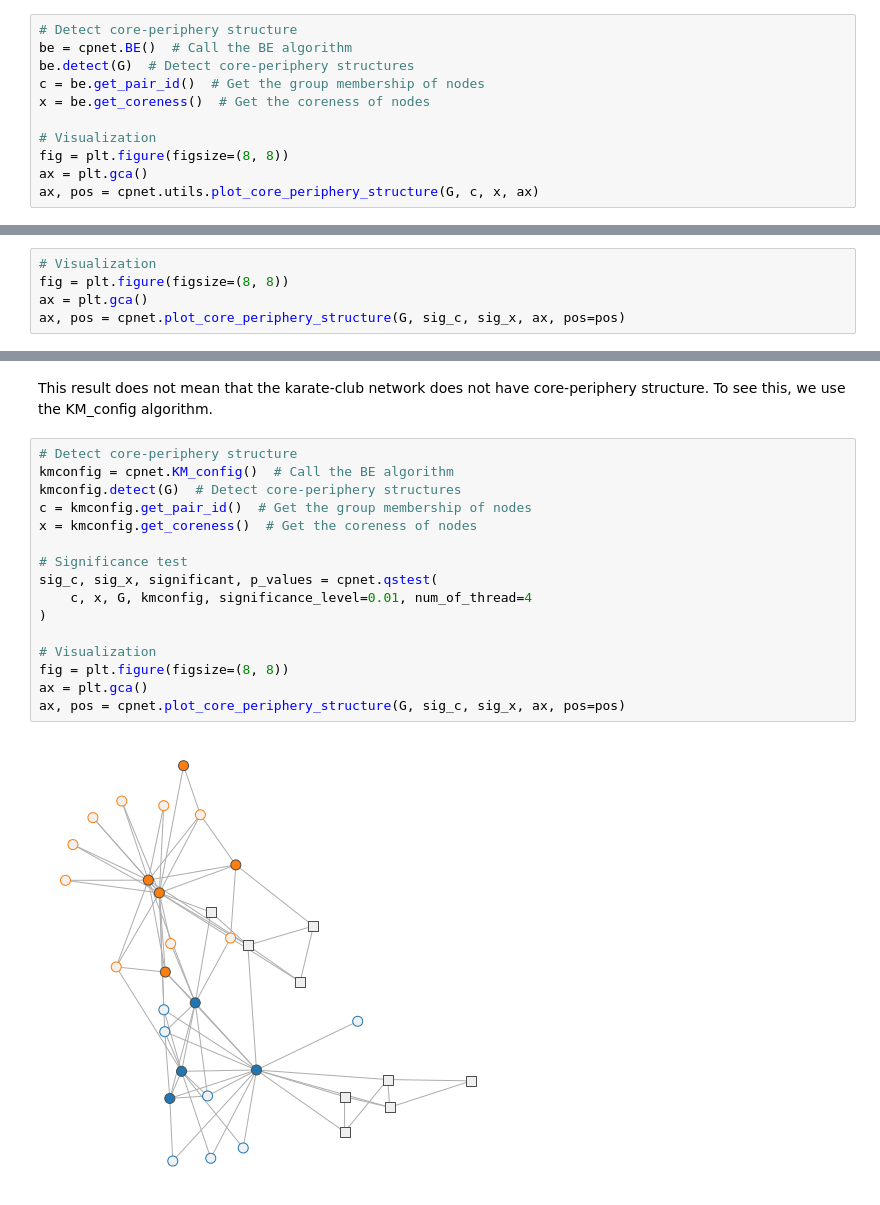
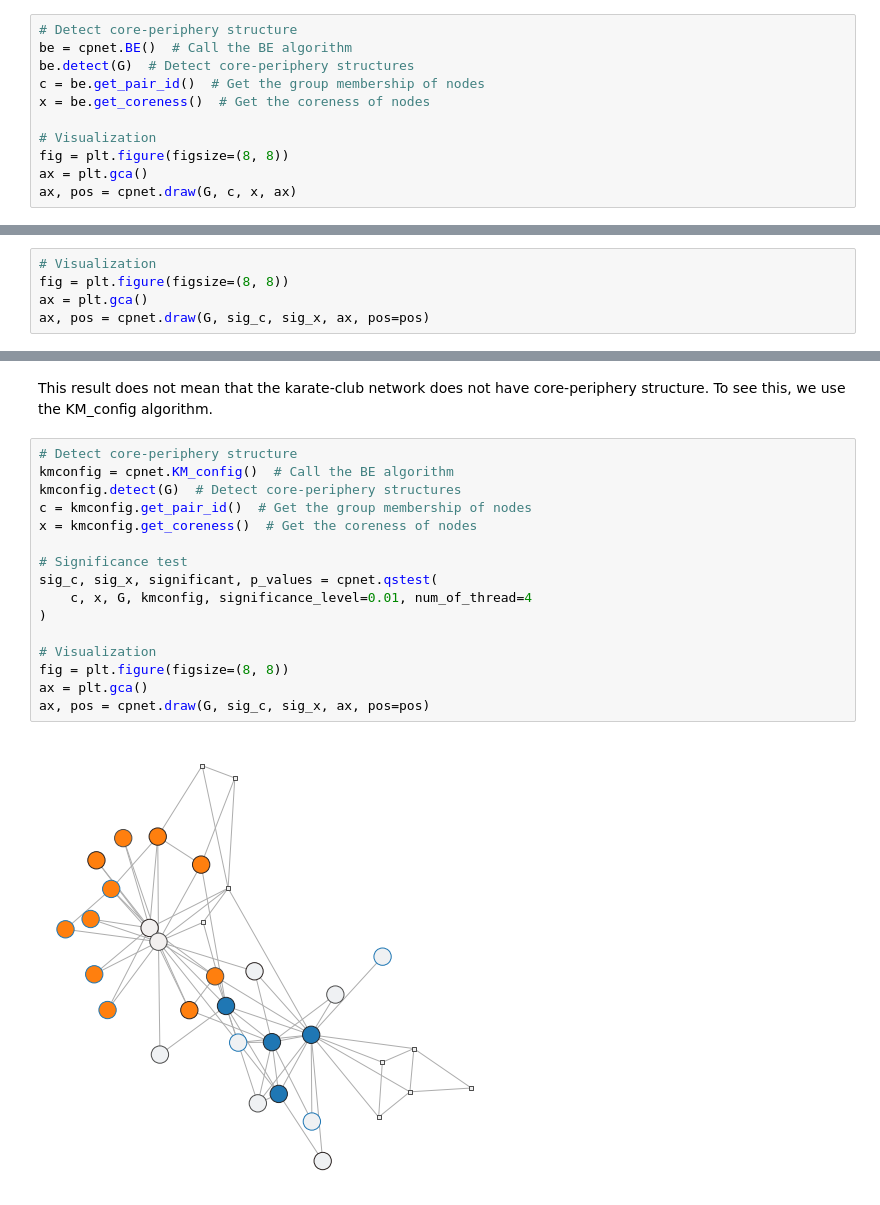
Before and after one commit to skojaku/core-periphery-detection, a Jupyter notebook: notebooks/example2.ipynb, the cells around one changed output, grey strips where cells are left out. Cells and saved outputs as stored; diff of their text form.

```diff
--- a/notebooks/example2.ipynb
+++ b/notebooks/example2.ipynb
@@ -41,5 +40,5 @@ x = be.get_coreness()  # Get the coreness of nodes
 # Visualization
 fig = plt.figure(figsize=(8, 8))
 ax = plt.gca()
-ax, pos = cpnet.utils.plot_core_periphery_structure(G, c, x, ax)
+ax, pos = cpnet.draw(G, c, x, ax)
 # %% [output]
@@ -62,5 +59,5 @@ Let's see which core-periphery pairs are significant. The `plot_core_periphery_s
 # Visualization
 fig = plt.figure(figsize=(8, 8))
 ax = plt.gca()
-ax, pos = cpnet.plot_core_periphery_structure(G, sig_c, sig_x, ax, pos=pos)
+ax, pos = cpnet.draw(G, sig_c, sig_x, ax, pos=pos)
 # %% [output]
@@ -72,19 +69,19 @@ This result does not mean that the karate-club network does not have core-periph
 # %%
 # Detect core-periphery structure
 kmconfig = cpnet.KM_config()  # Call the BE algorithm
 kmconfig.detect(G)  # Detect core-periphery structures
 c = kmconfig.get_pair_id()  # Get the group membership of nodes
 x = kmconfig.get_coreness()  # Get the coreness of nodes
 
 # Significance test
 sig_c, sig_x, significant, p_values = cpnet.qstest(
     c, x, G, kmconfig, significance_level=0.01, num_of_thread=4
 )
 
 # Visualization
 fig = plt.figure(figsize=(8, 8))
 ax = plt.gca()
-ax, pos = cpnet.plot_core_periphery_structure(G, sig_c, sig_x, ax, pos=pos)
+ax, pos = cpnet.draw(G, sig_c, sig_x, ax, pos=pos)
 # %% [output]
-[figure, old version]
+[figure, new version]
 # %% [markdown]
```
Also changed, not shown: parts of 6 cells of this notebook, 2 other files.
